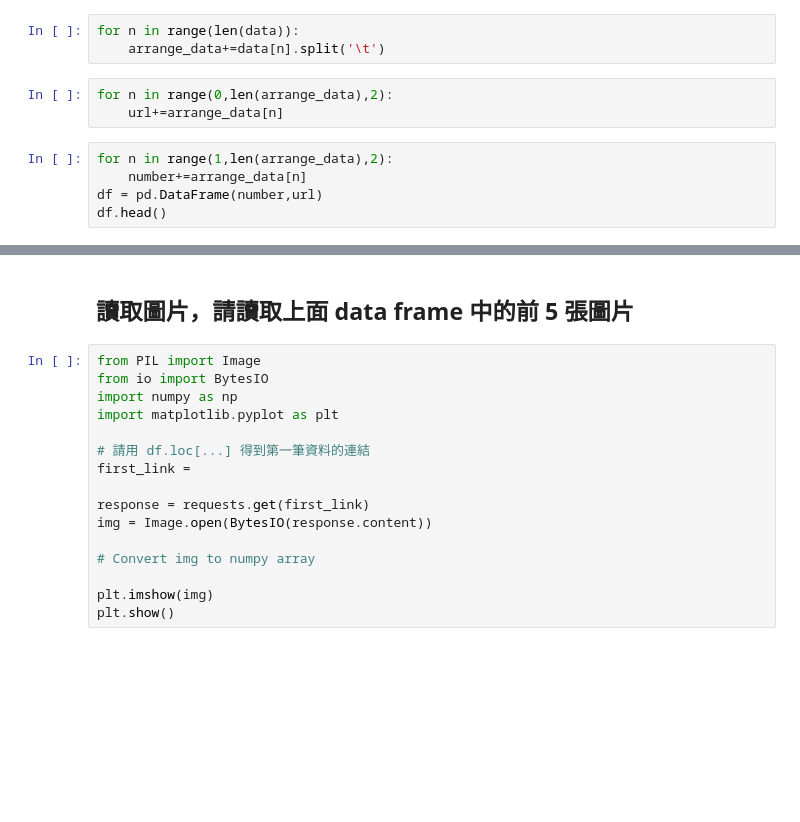
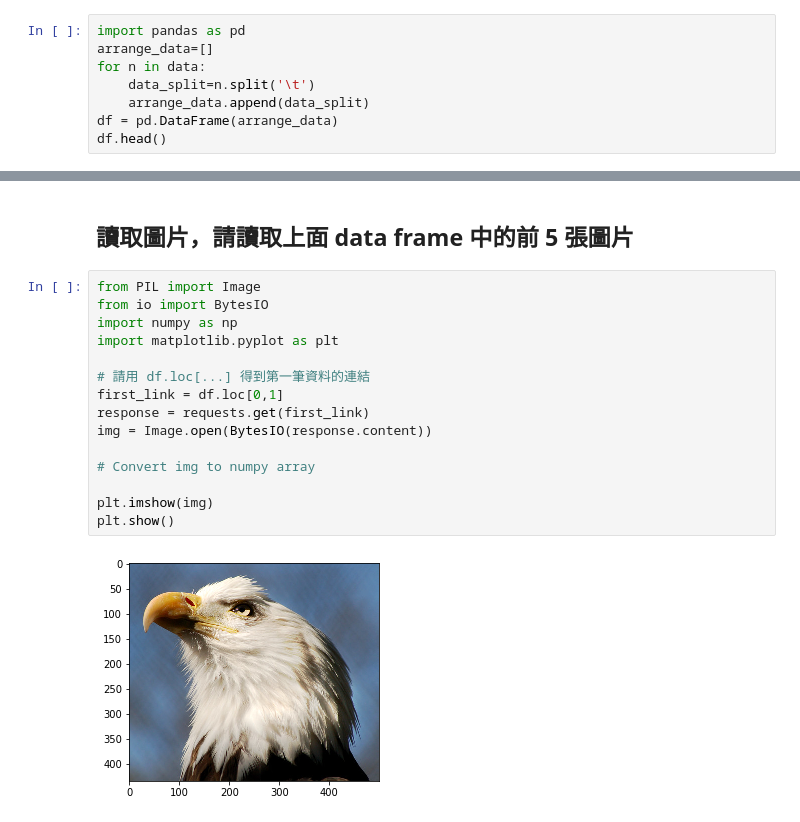
Before and after one commit to tingyan08/1st-DL-CVMarathon, a Jupyter notebook: Day_005-2_HW.ipynb, the cells around one changed output, grey strips where cells are left out. Cells and saved outputs as stored; diff of their text form; blank space fills up the shorter version.

```diff
--- a/Day_005-2_HW.ipynb
+++ b/Day_005-2_HW.ipynb
@@ -46,11 +41,8 @@ number=[]
-# %%
-for n in range(len(data)):
-    arrange_data+=data[n].split('\t')
-# %%
-for n in range(0,len(arrange_data),2):
-    url+=arrange_data[n]
-# %%
-for n in range(1,len(arrange_data),2):
-    number+=arrange_data[n]
-df = pd.DataFrame(number,url)
-df.head()
+# %%
+import pandas as pd
+arrange_data=[]
+for n in data:
+    data_split=n.split('\t')
+    arrange_data.append(data_split)
+df = pd.DataFrame(arrange_data)
+df.head()
@@ -59,19 +58,20 @@ df.head()
 # %%
 from PIL import Image
 from io import BytesIO
 import numpy as np
 import matplotlib.pyplot as plt
 
 # 請用 df.loc[...] 得到第一筆資料的連結
-first_link =
-
+first_link = df.loc[0,1]
 response = requests.get(first_link)
 img = Image.open(BytesIO(response.content))
 
 # Convert img to numpy array
 
 plt.imshow(img)
 plt.show()
+# %% [output]
+[figure, added]
 # %%
 def img2arr_fromURLs(url_list, resize = False):
     """
```
Also changed, not shown: parts of 4 cells of this notebook.
